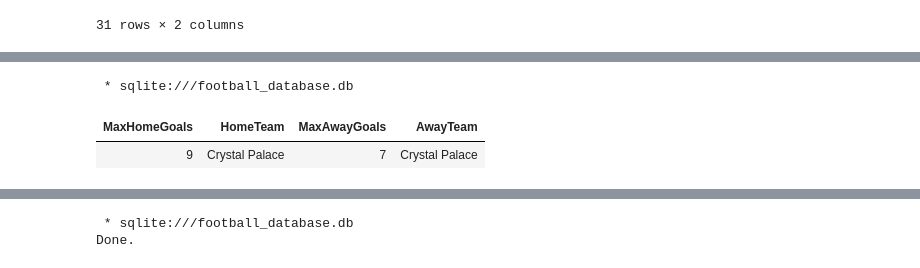
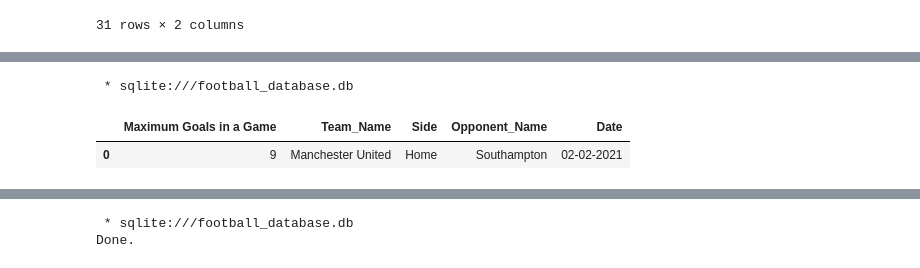
Before and after one commit to Zaki978/European-Soccer-SQL-Data-Project, a Jupyter notebook: EU Football SQL Project.ipynb, the cells around one changed output, grey strips where cells are left out. Saved outputs shown, nothing was run; the diff lists cells and outputs as text; code cells hidden in the pictures.

```diff
--- a/EU Football SQL Project.ipynb
+++ b/EU Football SQL Project.ipynb
@@ -246,15 +224,29 @@ ORDER BY season;
 # %%
 %%sql
-SELECT
-    MAX(homeGoals) AS MaxHomeGoals,
-    home.name AS HomeTeam,
-    MAX(awayGoals) AS MaxAwayGoals,
-    away.name AS AwayTeam
-FROM games g
-LEFT JOIN teams home ON g.homeTeamID = home.teamID
-LEFT JOIN teams away ON g.homeTeamID = away.teamID
-WHERE g.leagueID =1 AND g.season = '2020'
+--Calculate the most goals scored by a team in the Premier league 2020 indicating the team name, the side, the opponent name, the date and the maximum goals
+WITH Max_Goals_Table AS (
+    SELECT MAX(homeGoals) AS Max_Goals, homeTeamID AS Team_ID, 'Home' AS Side, date, awayTeamID AS Opponent_ID
+    FROM games g
+    WHERE g.leagueID =1 AND g.season = '2020'
+
+   UNION ALL
+
+   SELECT MAX(awayGoals) AS Max_Goals, awayTeamID AS Team_ID, 'Away' AS Side, date, homeTeamID AS Opponent_ID
+   FROM games g
+   WHERE g.leagueID =1 AND g.season = '2020')
+
+SELECT mg.Max_Goals AS 'Maximum Goals in a Game',
+       (CASE WHEN mg.Side = 'Home' THEN home.name
+       WHEN mg.Side = 'Away' THEN away.name END) AS Team_Name,
+       mg.Side,
+       (CASE WHEN mg.Side = 'Home' THEN (SELECT away.name FROM teams away WHERE away.teamID = mg.Opponent_ID)
+       WHEN mg.side = 'Away' THEN (SELECT home.name FROM teams home WHERE home.teamID = mg.Opponent_ID) END) AS Opponent_Name,
+       strftime('%d-%m-%Y', mg.date) AS Date
+FROM Max_Goals_Table mg
+LEFT JOIN teams home ON home.teamID = mg.team_ID
+LEFT JOIN teams away ON away.teamID = mg.team_ID
+WHERE mg.Max_Goals = (SELECT MAX(Max_Goals) FROM Max_Goals_Table)
 # %% [output]
  * sqlite:///football_database.db
-| MaxHomeGoals | HomeTeam | MaxAwayGoals | AwayTeam |
-| 9 | Crystal Palace | 7 | Crystal Palace |
+|  | Maximum Goals in a Game | Team_Name | Side | Opponent_Name | Date |
+| 0 | 9 | Manchester United | Home | Southampton | 02-02-2021 |
```
Also changed, not shown: parts of 17 cells of this notebook.
